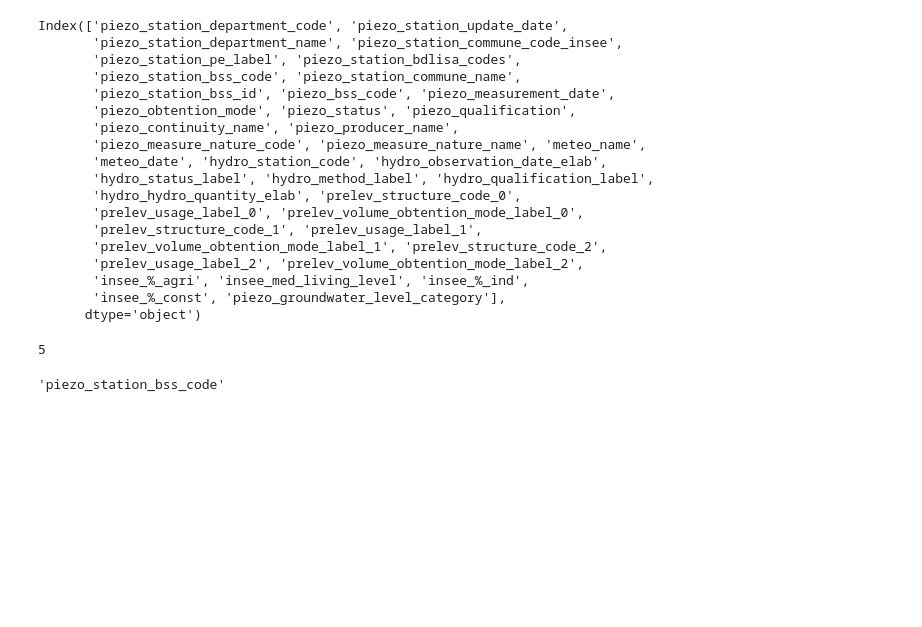
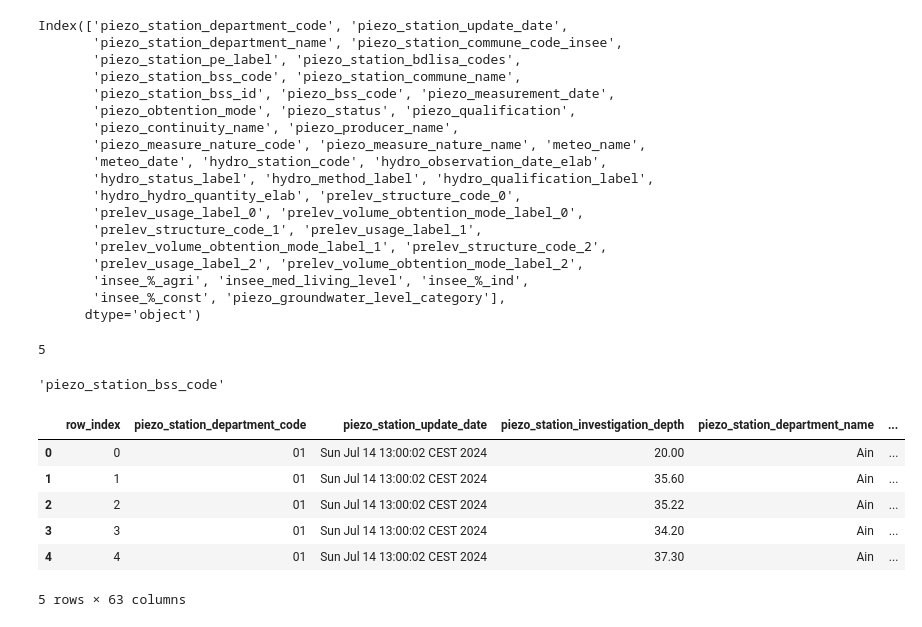
Before and after one commit to LaTurboTeam/HiParis5, a Jupyter notebook: Arold/exploration.ipynb, the cells around one changed output. Cells and saved outputs as stored; diff of their text form; code cells hidden in the pictures; blank space fills up the shorter version.

```diff
--- a/Arold/exploration.ipynb
+++ b/Arold/exploration.ipynb
@@ -172,3 +208,20 @@ max_classes_value = unique_counts[max_classes_col]
 max_classes_col
 # %% [output]
 'piezo_station_bss_code'
+# %%
+import copy as cp
+for proportion_nan_prct in [19]:
+    new_df = cp.deepcopy(x_train)
+    for col in new_df.columns:
+        if new_df[col].isnull().sum() * 100 / len(x_train) > proportion_nan_prct:
+            new_df.drop(col, axis=1, inplace=True)
+
+new_df.head()
+# %% [output]
+|  | row_index | piezo_station_department_code | piezo_station_update_date | piezo_station_investigation_depth | piezo_station_department_name | ... |
+| 0 | 0 | 01 | Sun Jul 14 13:00:02 CEST 2024 | 20.00 | Ain | ... |
+| 1 | 1 | 01 | Sun Jul 14 13:00:02 CEST 2024 | 35.60 | Ain | ... |
+| 2 | 2 | 01 | Sun Jul 14 13:00:02 CEST 2024 | 35.22 | Ain | ... |
+| 3 | 3 | 01 | Sun Jul 14 13:00:02 CEST 2024 | 34.20 | Ain | ... |
+| 4 | 4 | 01 | Sun Jul 14 13:00:02 CEST 2024 | 37.30 | Ain | ... |
+5 rows × 63 columns
```
Also changed, not shown: parts of 21 cells of this notebook.
